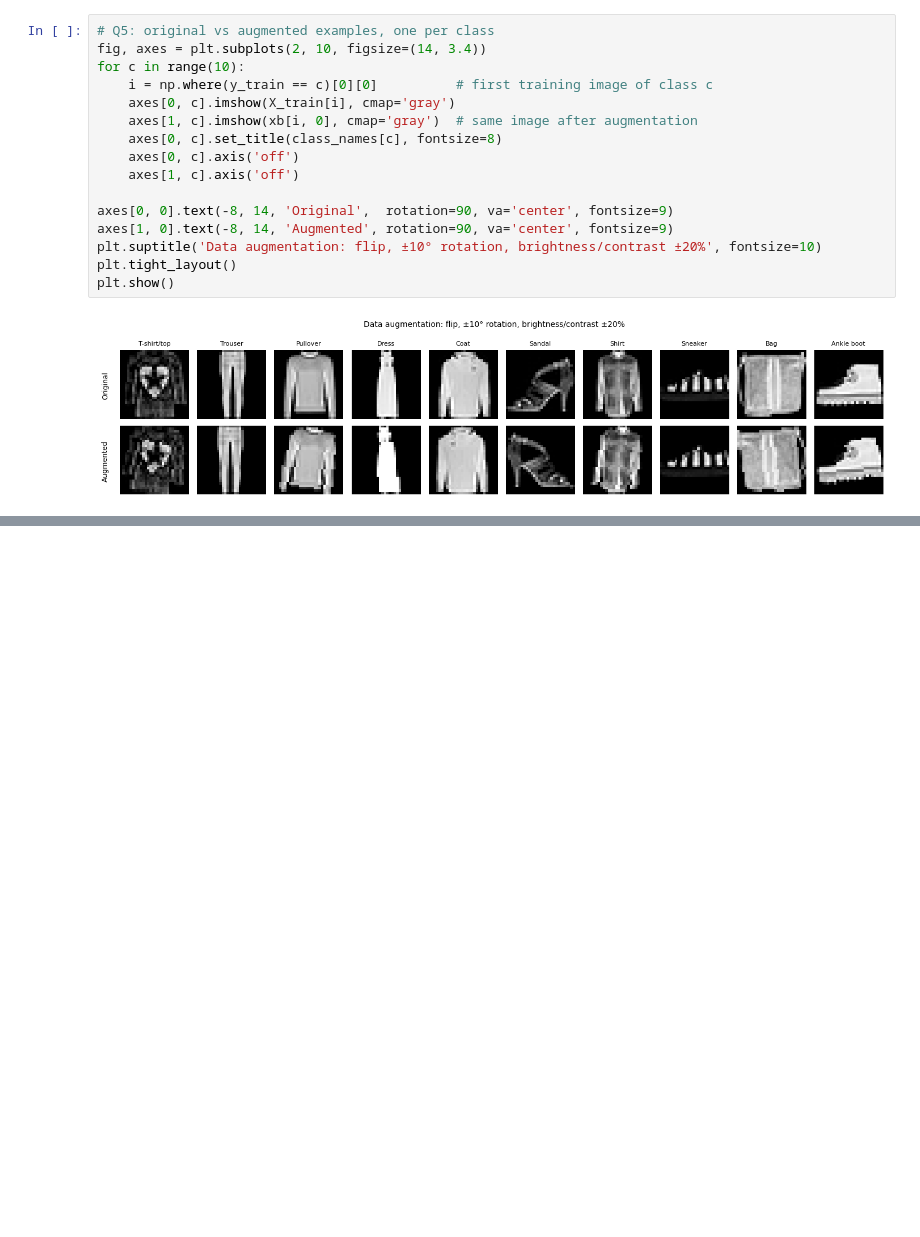
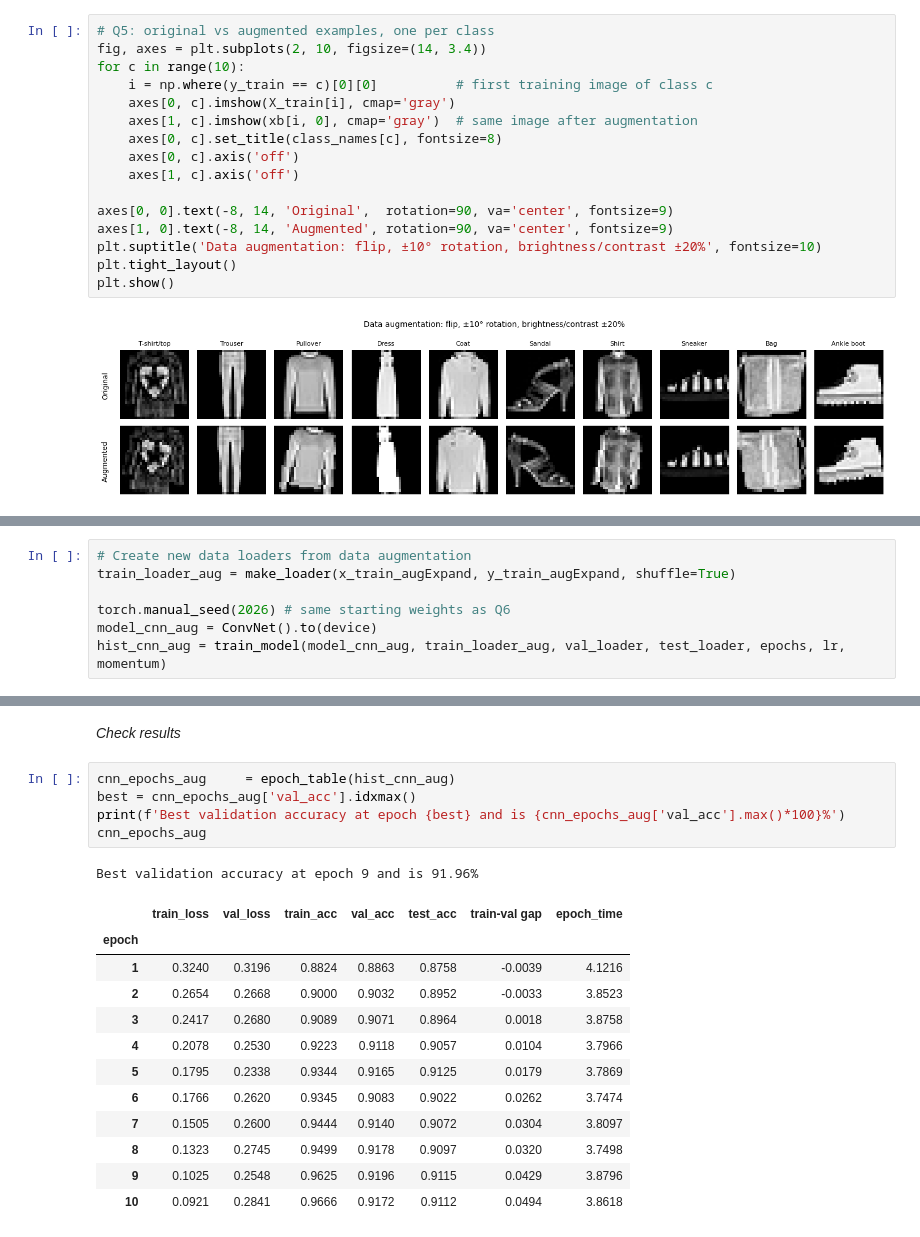
Before and after one commit to jademola/ImageClassificationMLP, a Jupyter notebook: A3_Q5_7.ipynb, the cells around one changed output, grey strips where cells are left out. Saved outputs shown, nothing was run; the diff lists cells and outputs as text; blank space fills up the shorter version.

```diff
--- a/A3_Q5_7.ipynb
+++ b/A3_Q5_7.ipynb
@@ -1150,0 +1448,7 @@ This adds a risk if you choose transformations that have unforeseen conflicts. D
+# %%
+# Create new data loaders from data augmentation
+train_loader_aug = make_loader(x_train_augExpand, y_train_augExpand, shuffle=True)
+
+torch.manual_seed(2026) # same starting weights as Q6
+model_cnn_aug = ConvNet().to(device)
+hist_cnn_aug = train_model(model_cnn_aug, train_loader_aug, val_loader, test_loader, epochs, lr, momentum)
@@ -1150,0 +1473,21 @@ This adds a risk if you choose transformations that have unforeseen conflicts. D
+# %% [markdown]
+*Check results*
+# %%
+cnn_epochs_aug     = epoch_table(hist_cnn_aug)
+best = cnn_epochs_aug['val_acc'].idxmax()
+print(f'Best validation accuracy at epoch {best} and is {cnn_epochs_aug['val_acc'].max()*100}%')
+cnn_epochs_aug
+# %% [output]
+Best validation accuracy at epoch 9 and is 91.96%
+|  | train_loss | val_loss | train_acc | val_acc | test_acc | train-val gap | epoch_time |
+| epoch |  |  |  |  |  |  |  |
+| 1 | 0.3240 | 0.3196 | 0.8824 | 0.8863 | 0.8758 | -0.0039 | 4.1216 |
+| 2 | 0.2654 | 0.2668 | 0.9000 | 0.9032 | 0.8952 | -0.0033 | 3.8523 |
+| 3 | 0.2417 | 0.2680 | 0.9089 | 0.9071 | 0.8964 | 0.0018 | 3.8758 |
+| 4 | 0.2078 | 0.2530 | 0.9223 | 0.9118 | 0.9057 | 0.0104 | 3.7966 |
+| 5 | 0.1795 | 0.2338 | 0.9344 | 0.9165 | 0.9125 | 0.0179 | 3.7869 |
+| 6 | 0.1766 | 0.2620 | 0.9345 | 0.9083 | 0.9022 | 0.0262 | 3.7474 |
+| 7 | 0.1505 | 0.2600 | 0.9444 | 0.9140 | 0.9072 | 0.0304 | 3.8097 |
+| 8 | 0.1323 | 0.2745 | 0.9499 | 0.9178 | 0.9097 | 0.0320 | 3.7498 |
+| 9 | 0.1025 | 0.2548 | 0.9625 | 0.9196 | 0.9115 | 0.0429 | 3.8796 |
+| 10 | 0.0921 | 0.2841 | 0.9666 | 0.9172 | 0.9112 | 0.0494 | 3.8618 |
```
Also changed, not shown: parts of 39 cells of this notebook.
